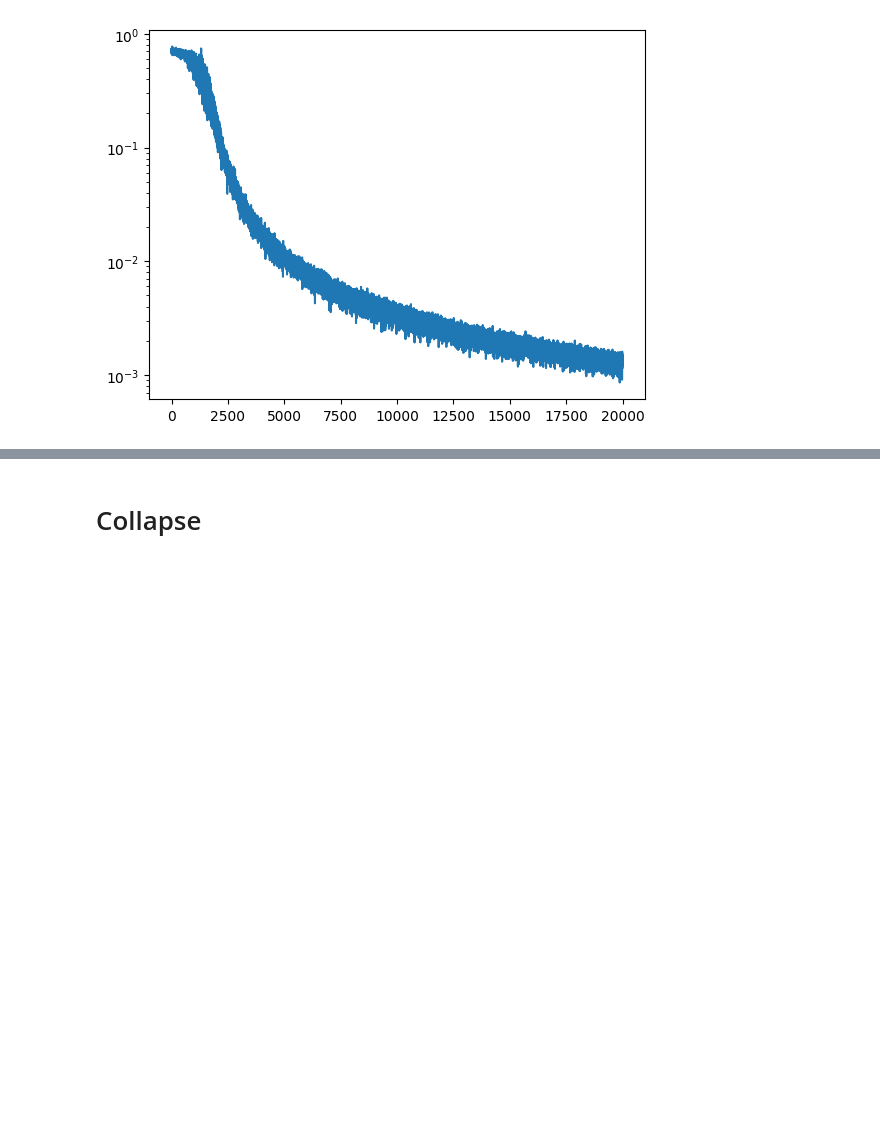
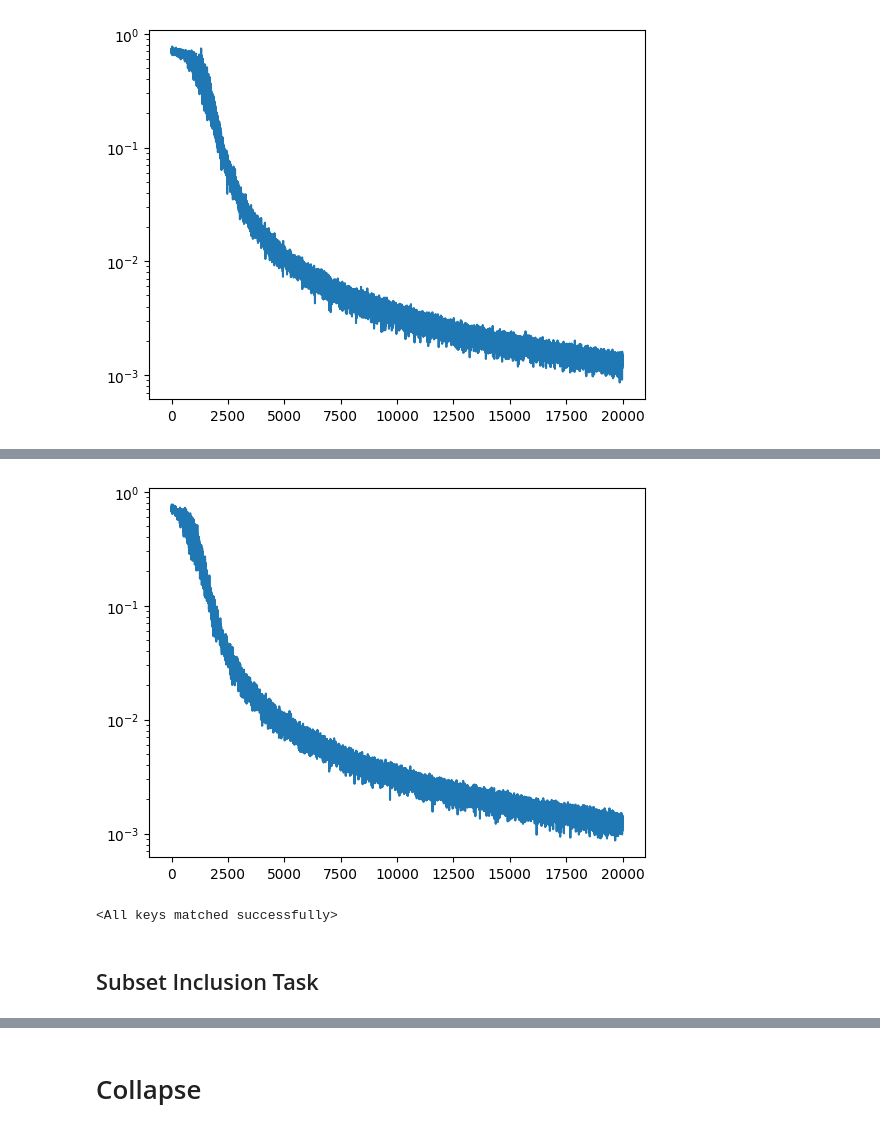
Before and after one commit to Xemin0/NeuroAIProj_Abstract, a Jupyter notebook: NMA_NeuroAI.ipynb, the cells around one changed output, grey strips where cells are left out. Saved outputs shown, nothing was run; the diff lists cells and outputs as text; code cells hidden in the pictures; blank space fills up the shorter version.

```diff
--- a/NMA_NeuroAI.ipynb
+++ b/NMA_NeuroAI.ipynb
@@ -80,7 +80,7 @@ def get_hidden_activity(net, stimuli, layer_labels):
 
   return hidden_activity
 # %%
-# @title Task design: Part I
+# @title Data generation (Feedforward)
 
 def make_stimulus_dict(input_length, task='ti'):
     stimulus_order_dict = []
@@ -126,9 +126,31 @@ def get_batch(batch_size, task, stimulus_dict=None, input_length=3, mode='train'
 
     elif task == 'si':
       stimulus = [0,0]
-      while stimulus[0] == stimulus[1]:
-        stimulus = [get_binary_vec(input_length), get_binary_vec(input_length)]
+      if mode == 'test':
+        # while stimulus[0] == stimulus[1]:
+        #   stimulus = [get_binary_vec(input_length), get_binary_vec(input_length)]
+        first_vec = get_binary_vec(input_length)
+        while stimulus[0] == stimulus[1]:
+          temp_indices = random.sample(range(input_length), random.randint(2, input_length))
+          second_vec = first_vec.copy()
+          for i in temp_indices:
+            if second_vec[i] == 1:
+              second_vec[i] = 0
+            # else:
+            #   second_vec[i] = 1
+          stimulus = [first_vec, second_vec]
+      elif mode == 'train':
+        first_vec = get_binary_vec(input_length)
+        temp_idx = random.sample(range(input_length), 1)
+        second_vec = first_vec.copy()
+        while stimulus[0] == stimulus[1]:
+          if second_vec[temp_idx[0]] == 1:
+            second_vec[temp_idx[0]] = 0
+          else:
+            second_vec[temp_idx[0]] = 1
+          stimulus = [first_vec, second_vec]
 
+      random.shuffle(stimulus)
       if stimulus[0] > stimulus[1]: # If first binary number is greater, it is the superset
         target = 0
       else:
@@ -256,7 +278,8 @@ def train_loop(net, response_dict=False, **params_dict):
 
       track_loss.append(loss.item())
       if i % 100 == 0:
-        print(f'epoch {i + 1} | loss on last batch: {loss.item(): 3e}')
+        if j % 25 == 0:
+          print(f'epoch {i + 1} | loss on last batch: {loss.item(): 3e}')
 
   # FIX LATER
       # if response_dict:
@@ -334,3 +345,9 @@ params_dict = {
 }
 # %%
 stimulus_dict = make_stimulus_dict(params_dict['input_length'])
+# %%
+net = Feedforward(input_dim=params_dict['input_length'], hidden_dim=100, output_dim=1)
+if torch.cuda.is_available():
+  net.cuda()
+
+track_loss, resp_dict = train_loop(net, response_dict=True, **params_dict)
@@ -336,0 +363,7 @@ stimulus_dict = make_stimulus_dict(params_dict['input_length'])
+# %%
+# Input size = 10, hidden size 100
+plt.yscale('log')
+plt.plot(track_loss)
+plt.show()
+# %% [output]
+[figure, added]
@@ -336,0 +374,10 @@ stimulus_dict = make_stimulus_dict(params_dict['input_length'])
+# %%
+#@title Load the saved Feedforward model.
+!cp '/content/drive/MyDrive/NMA_NeuroAI/ff_10_weights_TI' '/content/ff_10_weights_TI'
+
+model_TI = Feedforward(input_dim=params_dict['input_length'], hidden_dim=10, output_dim=1)
+model_TI.load_state_dict(torch.load('/content/ff_10_weights_TI'))
+# %% [output]
+<All keys matched successfully>
+# %% [markdown]
+## Subset Inclusion Task
```
Also changed, not shown: parts of 21 cells of this notebook, 1 other file.
